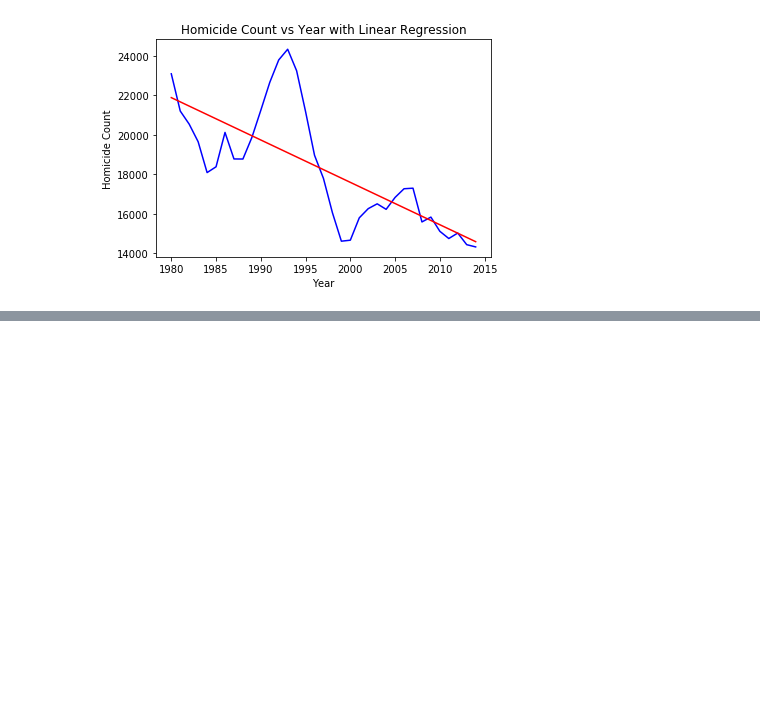
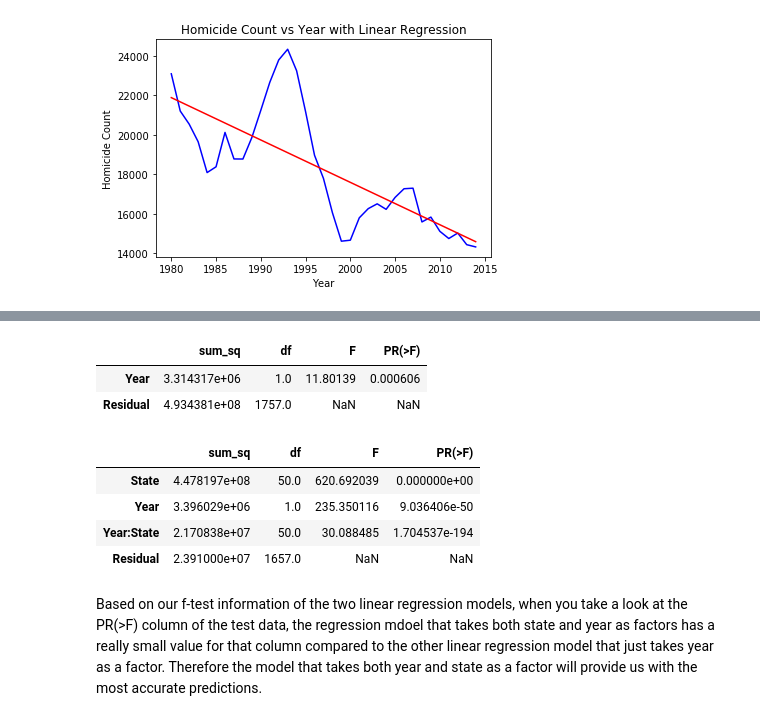
Before and after one commit to mhipona/cmsc320-mhipona, a Jupyter notebook: Final Tutorial/Final Tutorial.ipynb, the cells around one changed output, grey strips where cells are left out. Drawn from its saved outputs; the diff is of its cells as text; code cells hidden in the pictures; blank space fills up the shorter version.

```diff
--- a/Final Tutorial/Final Tutorial.ipynb
+++ b/Final Tutorial/Final Tutorial.ipynb
@@ -308,0 +374,20 @@ plt.title("Homicide Count vs Year with Linear Regression")
+# %%
+#Run ANOVA
+result = sm.stats.anova_lm(regression, typ=2)
+result
+# %% [output]
+|  | sum_sq | df | F | PR(>F) |
+| Year | 3.314317e+06 | 1.0 | 11.80139 | 0.000606 |
+| Residual | 4.934381e+08 | 1757.0 | NaN | NaN |
+# %%
+#Run ANOVA
+result2 = sm.stats.anova_lm(regression2, typ=2)
+result2
+# %% [output]
+|  | sum_sq | df | F | PR(>F) |
+| State | 4.478197e+08 | 50.0 | 620.692039 | 0.000000e+00 |
+| Year | 3.396029e+06 | 1.0 | 235.350116 | 9.036406e-50 |
+| Year:State | 2.170838e+07 | 50.0 | 30.088485 | 1.704537e-194 |
+| Residual | 2.391000e+07 | 1657.0 | NaN | NaN |
+# %% [markdown]
+<p>Based on our f-test information of the two linear regression models, when you take a look at the PR(>F) column of the test data, the regression mdoel that takes both state and year as factors has a really small value for that column compared to the other linear regression model that just takes year as a factor. Therefore the model that takes both year and state as a factor will provide us with the most accurate predictions.</p>
```
Also changed, not shown: parts of 19 cells of this notebook, 1 other file.
